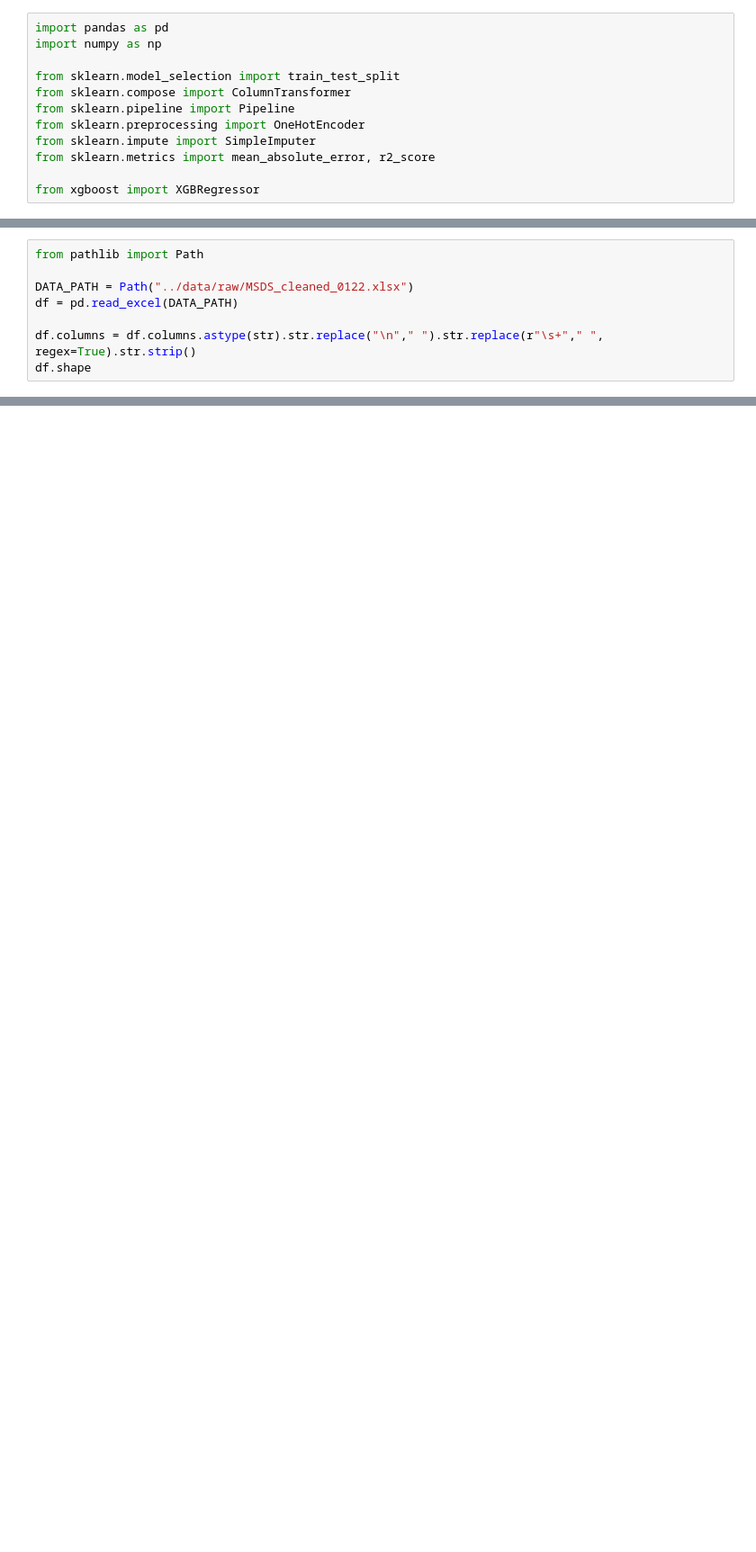
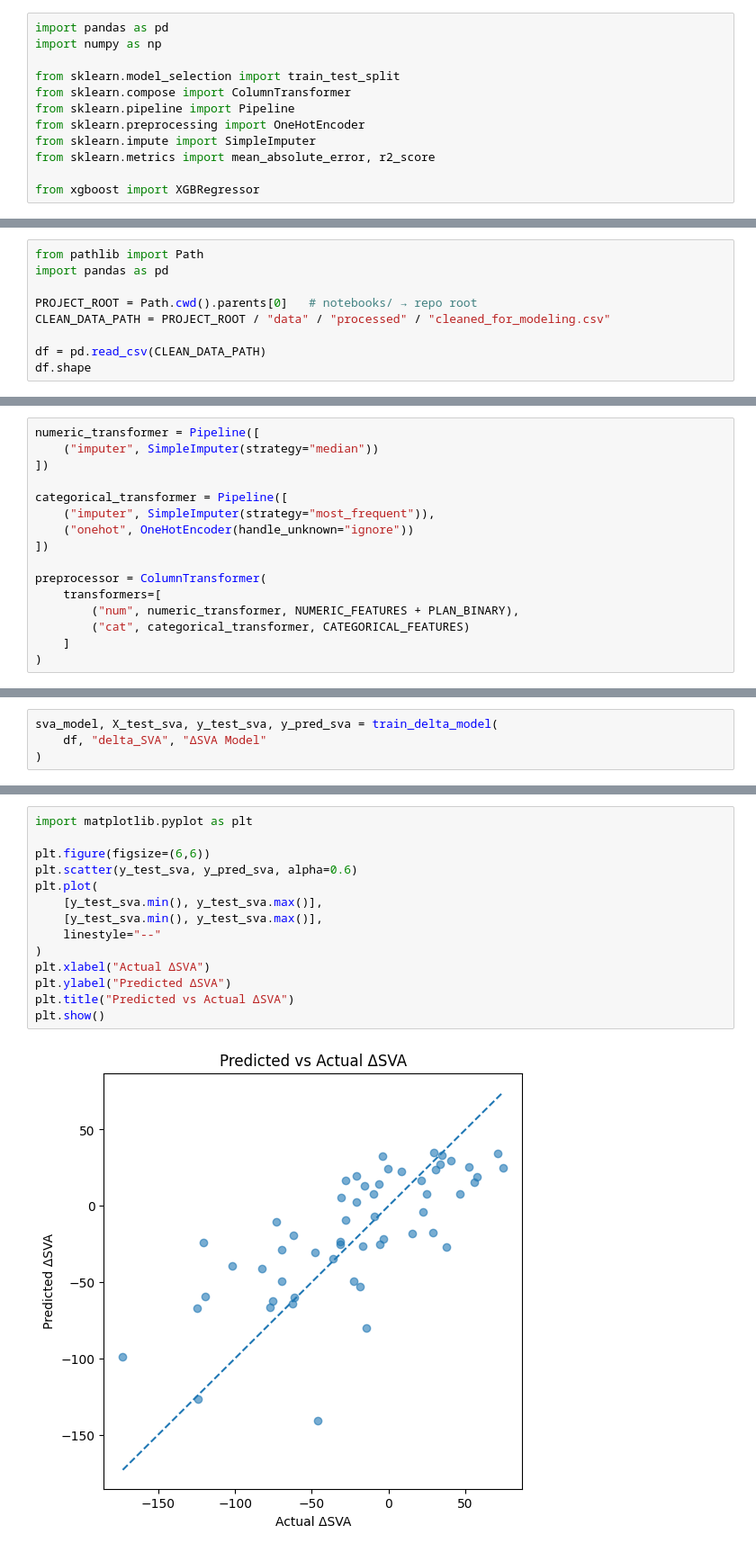
Before and after one commit to 124578-UW/Data-Science-Capstone, a Jupyter notebook: notebooks/05_delta_models_SVA_SS_GT.ipynb, the cells around one changed output, grey strips where cells are left out. Shown at 90% size. Drawn from its saved outputs; the diff is of its cells as text; blank space fills up the shorter version.

Commit message:
Made changes to the two notebooks
Update data paths

```diff
--- a/notebooks/05_delta_models_SVA_SS_GT.ipynb
+++ b/notebooks/05_delta_models_SVA_SS_GT.ipynb
@@ -13,9 +21,10 @@ from xgboost import XGBRegressor
 # %%
 from pathlib import Path
+import pandas as pd
 
-DATA_PATH = Path("../data/raw/MSDS_cleaned_0122.xlsx")
-df = pd.read_excel(DATA_PATH)
+PROJECT_ROOT = Path.cwd().parents[0]   # notebooks/ → repo root
+CLEAN_DATA_PATH = PROJECT_ROOT / "data" / "processed" / "cleaned_for_modeling.csv"
 
-df.columns = df.columns.astype(str).str.replace("\n"," ").str.replace(r"\s+"," ", regex=True).str.strip()
+df = pd.read_csv(CLEAN_DATA_PATH)
 df.shape
 # %% [output]
@@ -31,0 +90,16 @@ NameError: name 'df' is not defined
+# %%
+numeric_transformer = Pipeline([
+    ("imputer", SimpleImputer(strategy="median"))
+])
+
+categorical_transformer = Pipeline([
+    ("imputer", SimpleImputer(strategy="most_frequent")),
+    ("onehot", OneHotEncoder(handle_unknown="ignore"))
+])
+
+preprocessor = ColumnTransformer(
+    transformers=[
+        ("num", numeric_transformer, NUMERIC_FEATURES + PLAN_BINARY),
+        ("cat", categorical_transformer, CATEGORICAL_FEATURES)
+    ]
+)
@@ -31,0 +160,4 @@ NameError: name 'df' is not defined
+# %%
+sva_model, X_test_sva, y_test_sva, y_pred_sva = train_delta_model(
+    df, "delta_SVA", "ΔSVA Model"
+)
@@ -31,0 +168,16 @@ NameError: name 'df' is not defined
+# %%
+import matplotlib.pyplot as plt
+
+plt.figure(figsize=(6,6))
+plt.scatter(y_test_sva, y_pred_sva, alpha=0.6)
+plt.plot(
+    [y_test_sva.min(), y_test_sva.max()],
+    [y_test_sva.min(), y_test_sva.max()],
+    linestyle="--"
+)
+plt.xlabel("Actual ΔSVA")
+plt.ylabel("Predicted ΔSVA")
+plt.title("Predicted vs Actual ΔSVA")
+plt.show()
+# %% [output]
+[figure, added]
```
Also changed, not shown: parts of 14 cells of this notebook, 1 other file.
